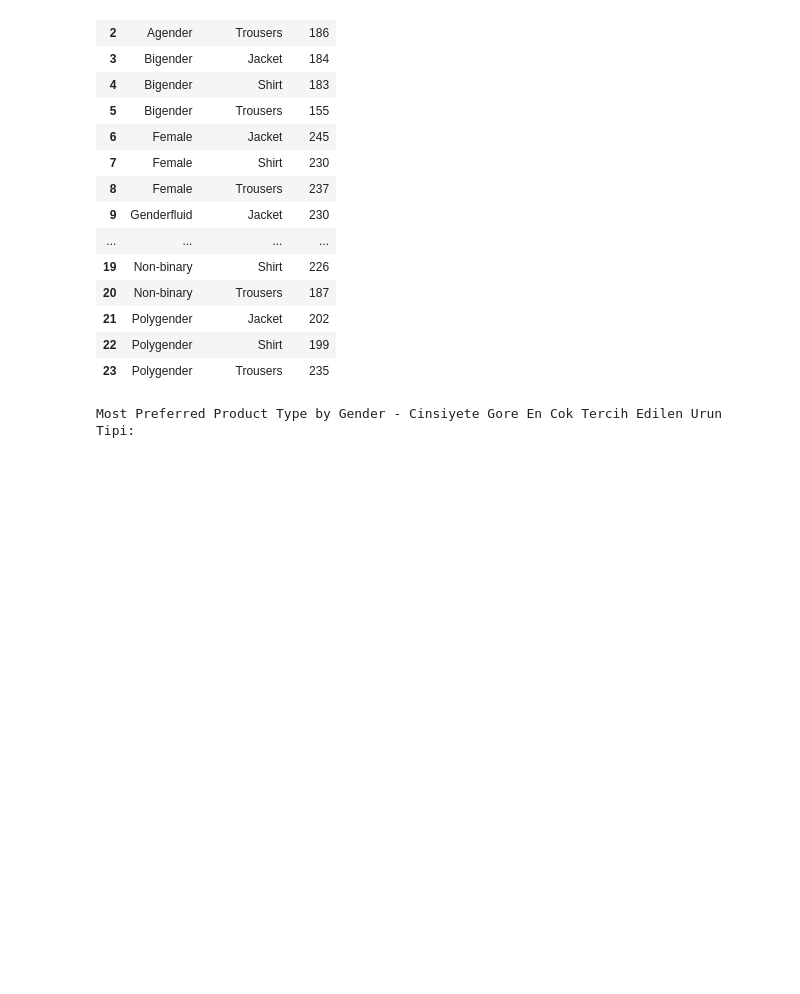
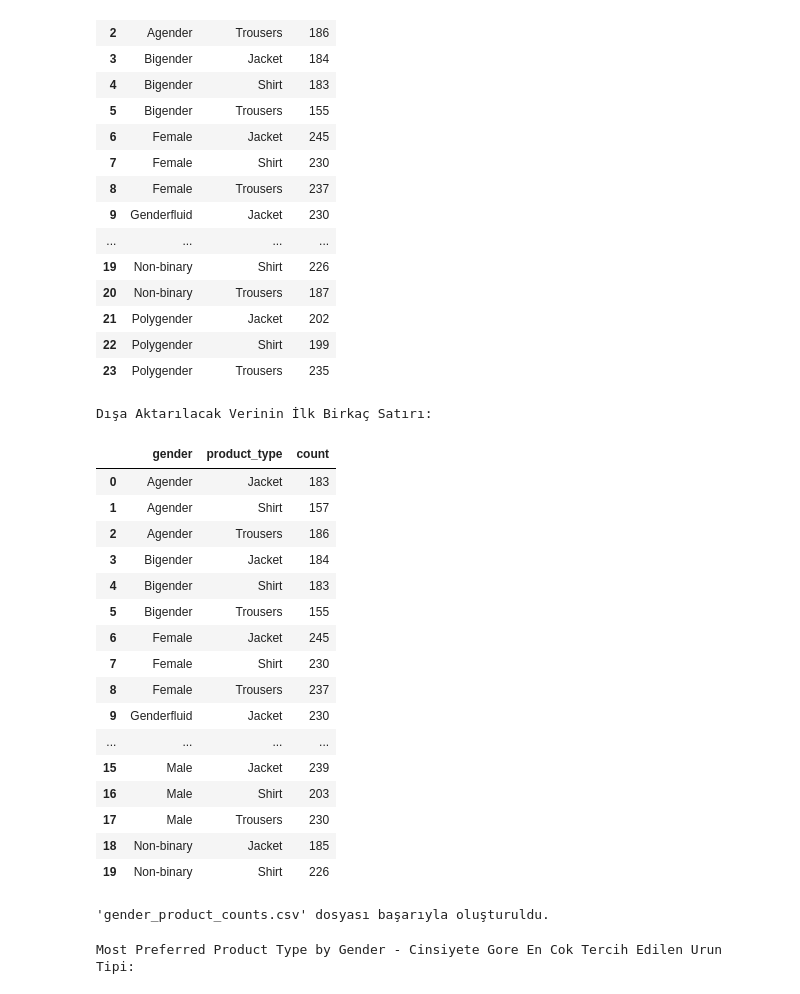
Before and after one commit to zeynepmert/Workintech_data_analysis_graduation_project, a Jupyter notebook: python/Customer_Analysis.ipynb, the cells around one changed output. Saved outputs shown, nothing was run; the diff lists cells and outputs as text; code cells hidden in the pictures; blank space fills up the shorter version.

```diff
--- a/python/Customer_Analysis.ipynb
+++ b/python/Customer_Analysis.ipynb
@@ -381,6 +381,35 @@ Product Type Purchase Counts by Gender:
 | 21 | Polygender | Jacket | 202 |
 | 22 | Polygender | Shirt | 199 |
 | 23 | Polygender | Trousers | 235 |
+# %%
+print("Dışa Aktarılacak Verinin İlk Birkaç Satırı:")
+display(gender_product_counts.head(20))
+
+# dashboard'da kullanilacak cinsiyete gore satin alma davranisi csv export etme
+# Export the gender_product_counts DataFrame to a CSV file
+gender_product_counts.to_csv('gender_product_counts.csv', index=False)
+
+print("\n'gender_product_counts.csv' dosyası başarıyla oluşturuldu.")
+# %% [output]
+Dışa Aktarılacak Verinin İlk Birkaç Satırı:
+|  | gender | product_type | count |
+| 0 | Agender | Jacket | 183 |
+| 1 | Agender | Shirt | 157 |
+| 2 | Agender | Trousers | 186 |
+| 3 | Bigender | Jacket | 184 |
+| 4 | Bigender | Shirt | 183 |
+| 5 | Bigender | Trousers | 155 |
+| 6 | Female | Jacket | 245 |
+| 7 | Female | Shirt | 230 |
+| 8 | Female | Trousers | 237 |
+| 9 | Genderfluid | Jacket | 230 |
+| ... | ... | ... | ... |
+| 15 | Male | Jacket | 239 |
+| 16 | Male | Shirt | 203 |
+| 17 | Male | Trousers | 230 |
+| 18 | Non-binary | Jacket | 185 |
+| 19 | Non-binary | Shirt | 226 |
+'gender_product_counts.csv' dosyası başarıyla oluşturuldu.
 # %%
 # Her cinsiyet tipinde en cok tercih edilen urun tipi
 # Find the most preferred product type for each gender
```
Also changed, not shown: parts of 3 cells of this notebook.
